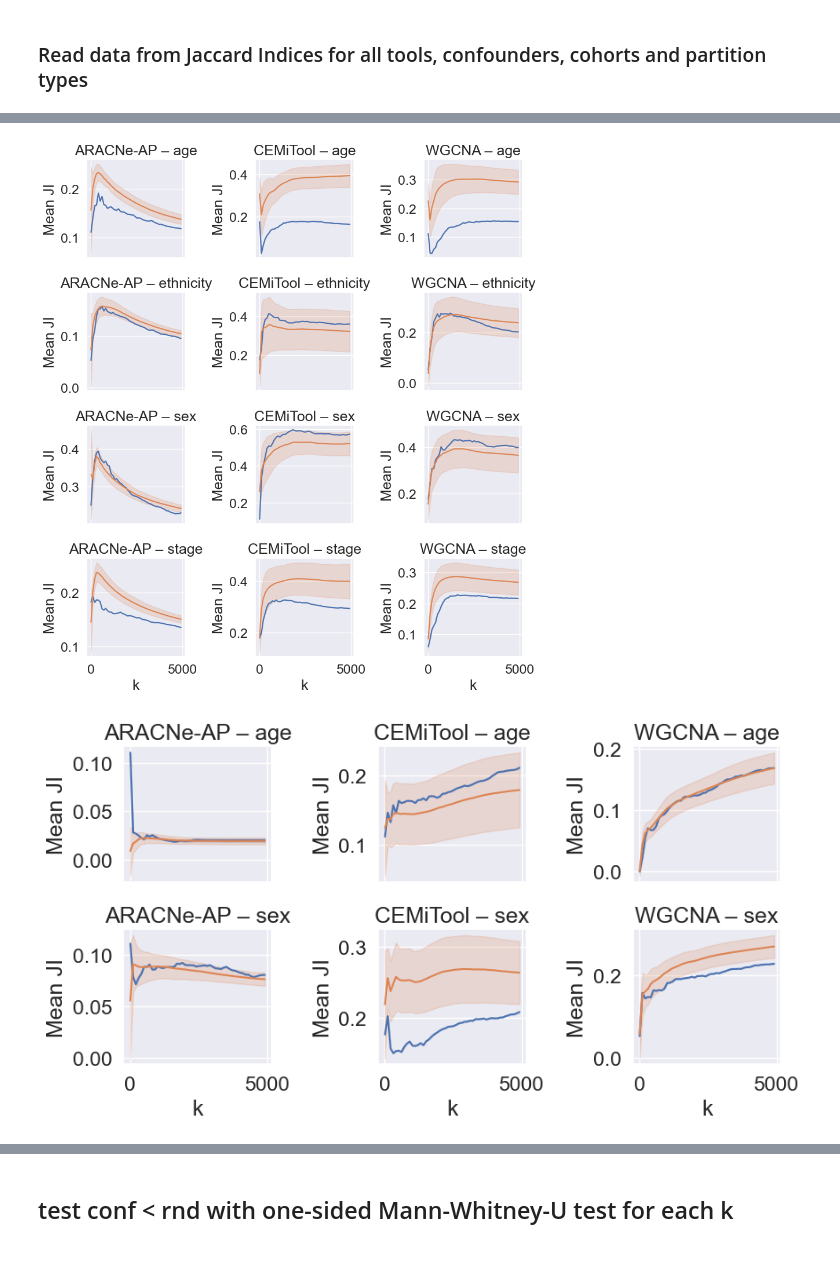
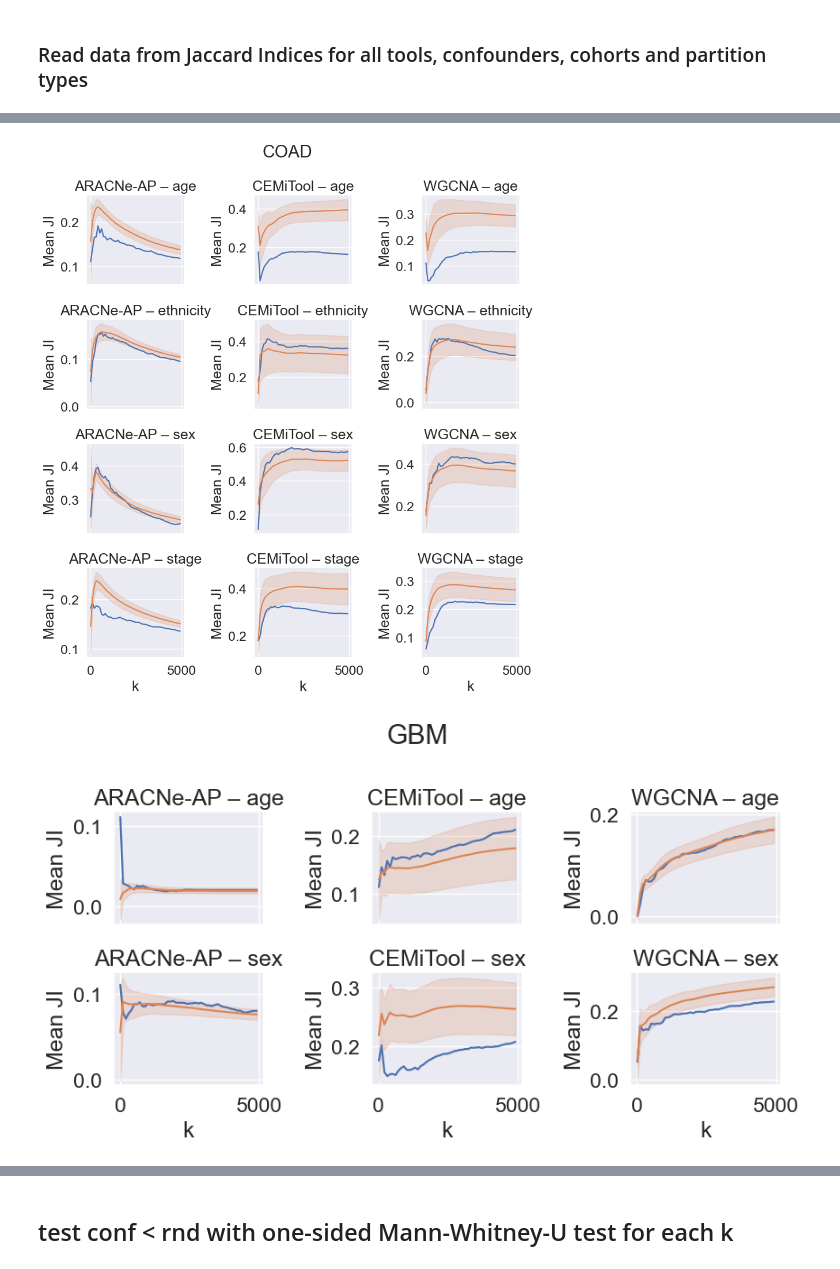
Before and after one commit to bionetslab/grn-confounders, a Jupyter notebook: results/mosaic_plot.ipynb, the cells around one changed output, grey strips where cells are left out. Saved outputs shown, nothing was run; the diff lists cells and outputs as text; code cells hidden in the pictures.

Commit message:
new plots

```diff
--- a/results/mosaic_plot.ipynb
+++ b/results/mosaic_plot.ipynb
@@ -92,3 +92,24 @@ JI_all = JI_all[JI_all['k']%100 == 10]
 JI_all['Method'] = JI_all['Method'].replace(['ARACNE'], 'ARACNe-AP').replace(['CEMITOOL'], 'CEMiTool').replace(['GRNBOOST2'], 'GRNBoost2')
 JI_all['Cohort x\nConfounder'] = JI_all['Cohort'] + ' x ' + JI_all['Confounder/\nvariable']
 JI_all.reset_index(inplace=True)
+# %%
+JI_all_random = JI_all[JI_all['Partition type'] == 'random partition']
+JI_all_random = JI_all_random[JI_all_random['Confounder/\nvariable'] != 'stage']
+plt.style.use('default')
+sns.set(font_scale=1.5)
+sns.set_style('darkgrid',{'axes.grid' : True})
+confounders = sorted(list(set(JI_all_random['Confounder/\nvariable'].values)))
+algos = sorted(list(set(JI_all_random['Method'].values)))
+cohorts = sorted(list(set(JI_all_random['Cohort'].values)))
+fig, axs = plt.subplots(len(confounders), len(algos), figsize=(4*len(algos), 3.5*len(confounders)), sharex=False, sharey=True)
+for i, conf in enumerate(confounders):
+    JI_conf = JI_all_random[JI_all_random['Confounder/\nvariable'] == conf]
+    for j, algo in enumerate(algos):
+        JI_alg = JI_conf[JI_conf['Method'] == algo]
+        sns.boxplot(data=JI_alg,y='Mean JI',x='Cohort',ax=axs[i,j],order=cohorts,color='grey')
+        #axs[i,j].set_title(f'{algo} – {conf}')
+        axs[i,j].set_ylabel('Mean JIs for size-matched\nrandom partitions',fontsize=13)
+        axs[i,j].set_xlabel(f'{algo} – {conf}')
+        axs[i,j].set_xticklabels(axs[i,j].get_xticklabels(), rotation=90,fontsize=13)
+
+fig.tight_layout()
@@ -110,6 +133,7 @@ for ct_sel in ct_sels:
             else:
                 sns.lineplot(data=JI_alg, x='k', y='Mean JI', ci='sd', ax=axs[i,j], hue='Partition type', legend=False)
                 axs[i,j].set_title(f'{algo} – {conf}')
+    fig.suptitle(ct_sel)
     fig.tight_layout()
     fig.savefig(f'plots/{ct_sel}_block_comparisons.pdf')
 # %% [output]
@@ -118,2 +142,2 @@ for ct_sel in ct_sels:
-[figure, old version]
+[figure, new version]
-[figure, old version]
+[figure, new version]
```
Also changed, not shown: parts of 10 cells of this notebook, 12 other files.
